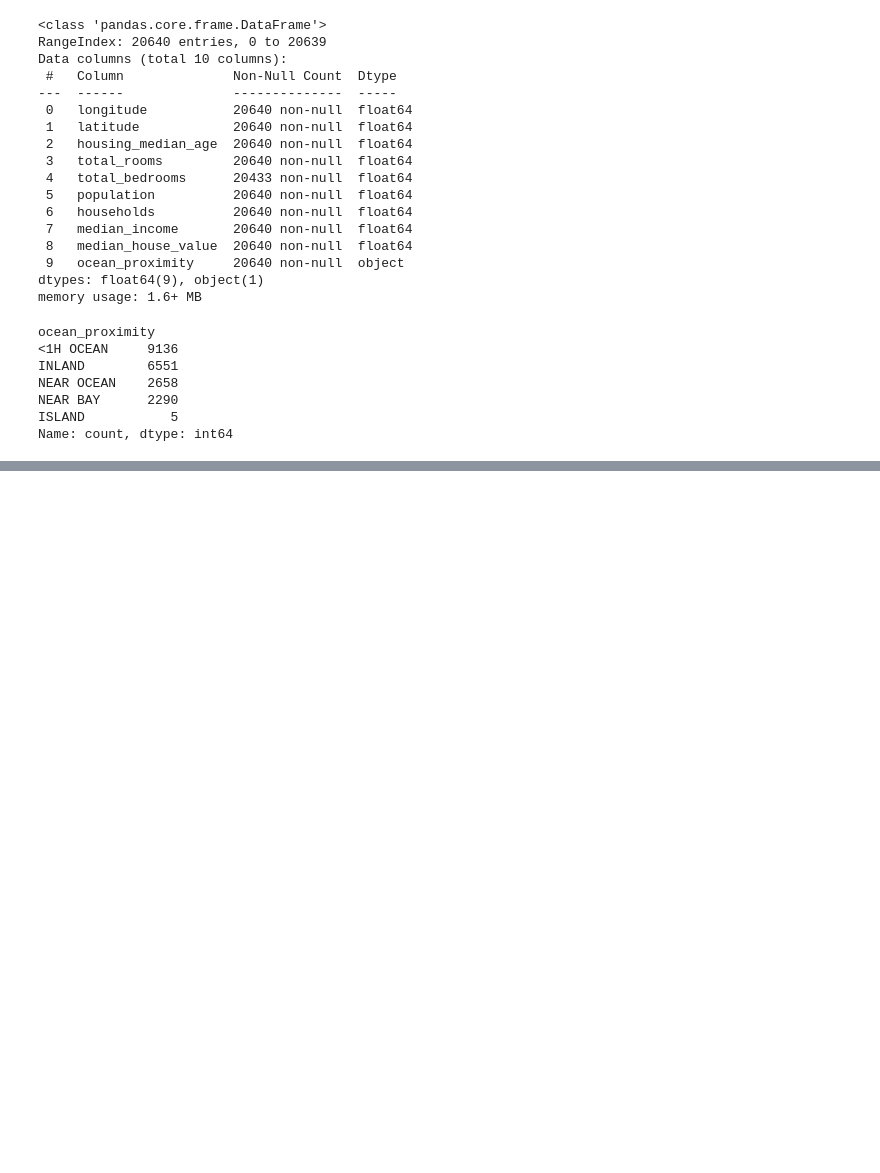
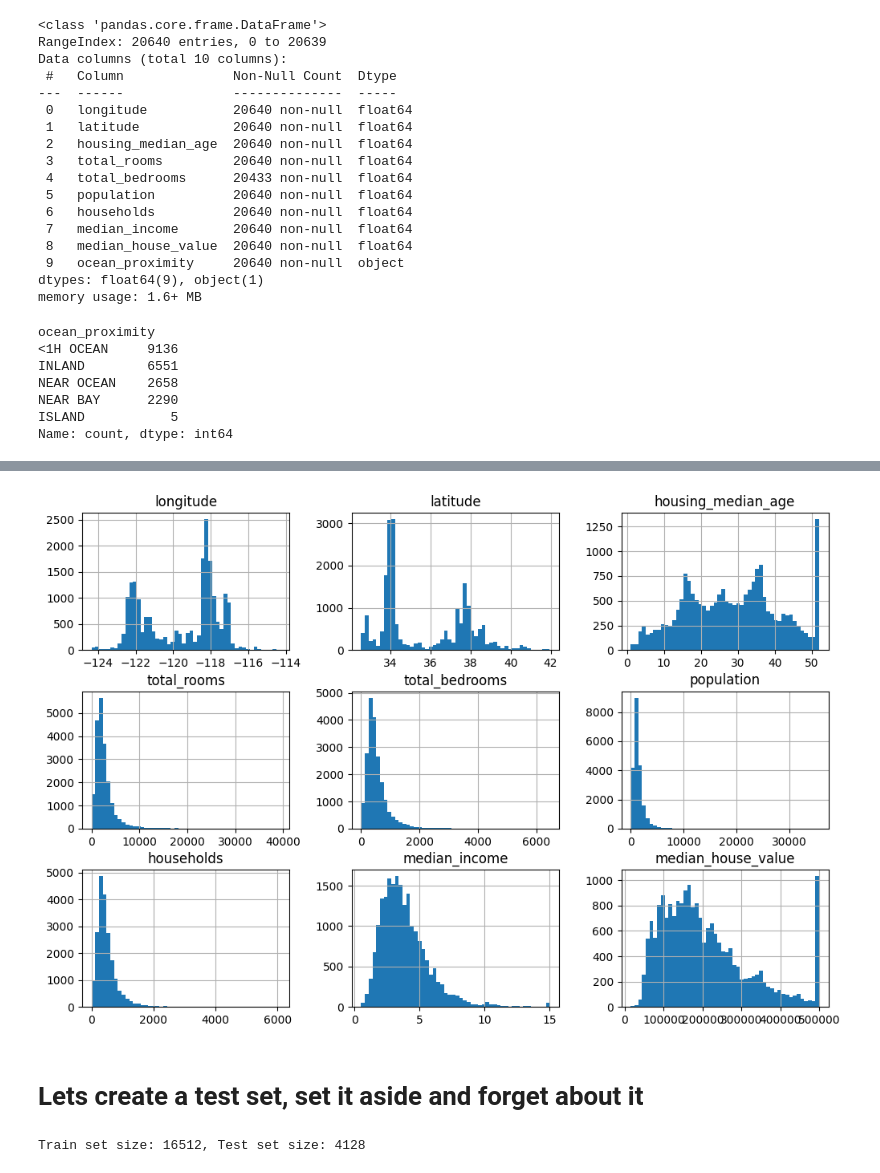
Before and after one commit to jadosh123/DistrictMedianPriceModel, a Jupyter notebook: main.ipynb, the cells around one changed output, grey strips where cells are left out. Drawn from its saved outputs; the diff is of its cells as text; code cells hidden in the pictures; blank space fills up the shorter version.

```diff
--- a/main.ipynb
+++ b/main.ipynb
@@ -1,12 +1,11 @@
 # %% [markdown]
 # Load the dataset
 # %%
-import pandas
-import numpy
+import pandas as pd
 
 
 file_path = "/home/jadosh/.cache/kagglehub/datasets/camnugent/california-housing-prices/versions/1/housing.csv"
-housing = pandas.read_csv(file_path)
+housing = pd.read_csv(file_path)
 print(housing.head())
 # %% [output]
    longitude  latitude  housing_median_age  total_rooms  total_bedrooms  \
@@ -54,0 +66,18 @@ Name: count, dtype: int64
+# %%
+import matplotlib.pyplot as plt
+
+housing.hist(bins=50, figsize=(12, 8))
+plt.show()
+# %% [output]
+[figure, added]
+# %% [markdown]
+# Lets create a test set, set it aside and forget about it
+# %%
+import numpy as np
+from sklearn.model_selection import train_test_split
+
+train_set, test_set = train_test_split(housing, test_size=0.2, random_state=42)
+
+print(f"Train set size: {len(train_set)}, Test set size: {len(test_set)}")
+# %% [output]
+Train set size: 16512, Test set size: 4128
```
Also changed, not shown: parts of 5 cells of this notebook.
